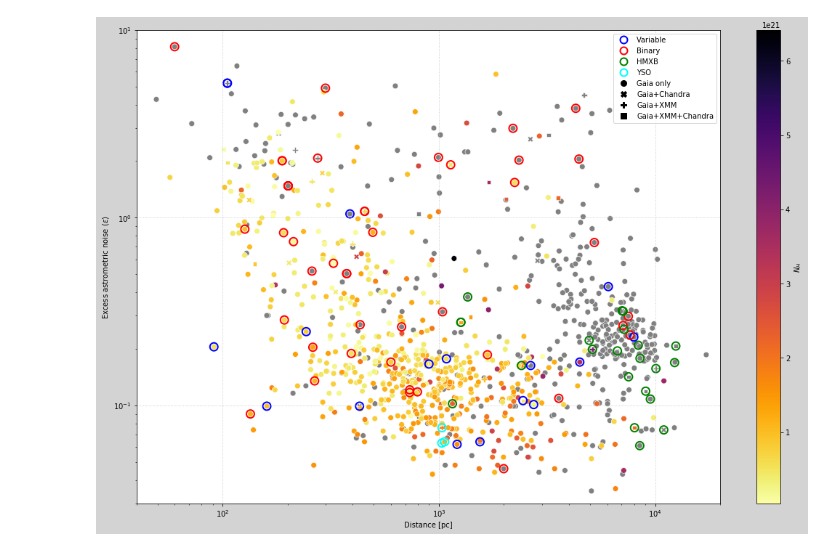
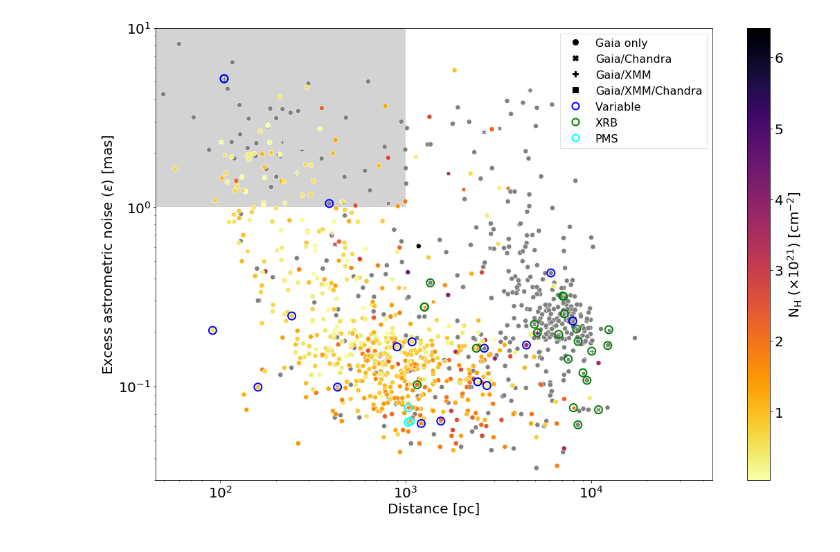
Before and after one commit to cgobat/XDBS-old, a Jupyter notebook: gaia_dist_epsi.ipynb, the cells around one changed output. Drawn from its saved outputs; the diff is of its cells as text; code cells hidden in the pictures.

Commit message:
Update plot for XMM proposal

```diff
--- a/gaia_dist_epsi.ipynb
+++ b/gaia_dist_epsi.ipynb
@@ -5,3 +5,5 @@ from astropy.io import fits, ascii as ascii_io
 from astropy.coordinates import SkyCoord, Angle
 from astroquery.vizier import Vizier
 from astroquery.simbad import Simbad
+
+plt.rcParams["font.size"] = "20"
@@ -30,3 +34,20 @@ for i in total.index:
         total.loc[i,"Catalog membership"] = "Gaia+Chandra"
     else:
         total.loc[i,"Catalog membership"] = "Gaia+Chandra+XMM"
+
+for i in total.index:
+    if total.loc[i,"main_type"] in ["Ae*","Be*","*","Em*","Star",'*  ','~  ', "s*b","IR","HII","sg*","SG*","post-AGB*","RB?","Candidate_Be*","Candidate_RGB*","BlueSG*","Radio","Radio(sub-mm)","Cl*"]:
+        #total.drop(i, axis=0, inplace=True)
+        continue
+    elif total.loc[i,"main_type"] in ["Al*","EB*","SB*","** ","**","WU*","bL*","*in**",'EB*WUMa', 'EB*betLyr','EB*Algol',"multiple_object"]:
+        total.loc[i,"Class"] = "Binary"
+    elif total.loc[i,"main_type"] in ["Pe*","WR*","Pec*"]:
+        total.loc[i,"Class"] = "Peculiar/WR"
+    elif total.loc[i,"main_type"] in ["Y*?", "Y*O","Candidate_YSO","YSO"]:
+        total.loc[i,"Class"] = "YSO"
+    elif total.loc[i,"main_type"] in ["*iN","pA*","*inNeb","RfNeb"]:
+        total.loc[i,"Class"] = "Nebular"
+    elif total.loc[i,"main_type"] in ["Eruptive*","Er*","Orion_V*","Pu*","V* ",'a2*','bC*',"V*","PulsV*bCep","PulsV*","RotV*alf2CVn"]:
+        total.loc[i,"Class"] = "Variable"
+    elif total.loc[i,"main_type"] in ["HXB","HMXB"]:
+        total.loc[i,"Class"] = "HMXB"
@@ -59,35 +54,40 @@ for i in interesting.index:
 # %%
-fig, ax = plt.subplots(figsize=(18,12), facecolor="lightgrey")
-plt.grid(color="silver",linestyle=":")
+fig, ax = plt.subplots(figsize=(18,12))#, facecolor="lightgrey")
+#plt.grid(color="silver",linestyle=":")
 
-plot_instance = sns.scatterplot(data=total[total["$N_H$ (×$10^{21}$)"].isna()], x="rest", y="epsi", color="grey", style="Catalog membership", s=60, ax=ax, legend=False)
+ax.add_patch(mpl.patches.Rectangle((0,1),1000,50, edgecolor='none',facecolor='lightgrey',zorder=0))
 
-sns.scatterplot(data=total[~total["$N_H$ (×$10^{21}$)"].isna()],x="rest",y="epsi",hue="$N_H$ (×$10^{21}$)",palette="inferno_r",style="Catalog membership",s=60,ax=ax, legend=False)
+plot_instance = sns.scatterplot(data=total[total["N_H"].isna()], x="rest", y="epsi", color="grey", style="Catalog membership", s=50, ax=ax, legend=False)
 
-ax.scatter(interesting[interesting["Class"]=="Variable"]["rest"], interesting[interesting["Class"]=="Variable"]["epsi"], s=120, linewidth=2, facecolors='none', edgecolors="b", label="Variable")
-ax.scatter(interesting[interesting["Class"]=="Binary"]["rest"], interesting[interesting["Class"]=="Binary"]["epsi"], s=120, linewidth=2, facecolors='none', edgecolors="r", label="Binary")
-#ax.scatter(interesting[interesting["Class"]=="Nebular"]["rest"], interesting[interesting["Class"]=="Nebular"]["epsi"], s=120, linewidth=2, facecolors='none', edgecolors="r", label="Nebular")
-ax.scatter(interesting[interesting["Class"]=="HMXB"]["rest"], interesting[interesting["Class"]=="HMXB"]["epsi"], s=120, linewidth=2, facecolors='none', edgecolors="g", label="HMXB")
-ax.scatter(interesting[interesting["Class"]=="YSO"]["rest"], interesting[interesting["Class"]=="YSO"]["epsi"], s=120, linewidth=2, facecolors='none', edgecolors="cyan", label="YSO")
-#ax.scatter(interesting[interesting["Class"]=="Peculiar/WR"]["rest"], interesting[interesting["Class"]=="Peculiar/WR"]["epsi"], s=120, linewidth=2, facecolors='none', edgecolors="yellow", label="Peculiar/WR")
+sns.scatterplot(data=total[~total["N_H"].isna()],x="rest",y="epsi",hue="N_H",palette="inferno_r",style="Catalog membership",s=50,ax=ax, legend=False)
 
-ax.set(ylim=(3e-2,10), xlim=(40,20000), xscale="log", yscale="log", xlabel="Distance [pc]", ylabel="Excess astrometric noise ($\epsilon$)")
+ax.scatter(total[total["Class"]=="Variable"]["rest"], total[total["Class"]=="Variable"]["epsi"], s=120, linewidth=2, facecolors='none', edgecolors="b", label="Variable")
+#ax.scatter(total[total["Class"]=="Binary"]["rest"], total[total["Class"]=="Binary"]["epsi"], s=120, linewidth=2, facecolors='none', edgecolors="r", label="Binary")
+#ax.scatter(total[total["Class"]=="Nebular"]["rest"], total[total["Class"]=="Nebular"]["epsi"], s=120, linewidth=2, facecolors='none', edgecolors="r", label="Nebular")
+ax.scatter(total[total["Class"]=="HMXB"]["rest"], total[total["Class"]=="HMXB"]["epsi"], s=120, linewidth=2, facecolors='none', edgecolors="g", label="HMXB")
+ax.scatter(total[total["Class"]=="YSO"]["rest"], total[total["Class"]=="YSO"]["epsi"], s=120, linewidth=2, facecolors='none', edgecolors="cyan", label="YSO")
+#ax.scatter(total[total["Class"]=="Peculiar/WR"]["rest"], total[total["Class"]=="Peculiar/WR"]["epsi"], s=120, linewidth=2, facecolors='none', edgecolors="yellow", label="Peculiar/WR")
 
-plot_instance.figure.colorbar(mpl.cm.ScalarMappable(norm=mpl.colors.Normalize(vmin=total["$N_H$ (×$10^{21}$)"].min(), vmax=total["$N_H$ (×$10^{21}$)"].max(), clip=False), cmap='inferno_r'),label='$N_H$')
+ax.set(ylim=(3e-2,10), xlim=(45,45000), xscale="log", yscale="log", xlabel="Distance [pc]", ylabel="Excess astrometric noise ($\epsilon$) [mas]")
 
-legend_elements = [Line2D([0], [0], linestyle="", marker='o', mfc="none", mec='b', label='Variable', markersize=10, mew=2),
-                   Line2D([0], [0], linestyle="", marker='o', mfc="none", mec='r', label='Binary', markersize=10, mew=2),
+fig.colorbar(mpl.cm.ScalarMappable(norm=mpl.colors.Normalize(vmin=total["N_H"].min()/1e21, vmax=total["N_H"].max()/1e21, clip=False), cmap='inferno_r'),label='N$_\mathrm{H}$ (×$10^{21}$) [cm$^{-2}$]',ax=ax)
+
+legend_elements = [Line2D([0], [0], linestyle="", marker='o', color="k", label='Gaia only', markersize=8),
+                   Line2D([0], [0], linestyle="", marker='X', color="k", label='Gaia/Chandra', markersize=8),
+                   Line2D([0], [0], linestyle="", marker='P', color="k", label='Gaia/XMM', markersize=8),
+                   Line2D([0], [0], linestyle="", marker='s', color="k", label='Gaia/XMM/Chandra', markersize=8),
+                   Line2D([0], [0], linestyle="", marker='o', mfc="none", mec='b', label='Variable', markersize=10, mew=2),
+                   #Line2D([0], [0], linestyle="", marker='o', mfc="none", mec='r', label='Binary', markersize=10, mew=2),
                    #Line2D([0], [0], linestyle="", marker='o', mfc="none", mec='r', label='Nebular', markersize=10, mew=2),
-                   Line2D([0], [0], linestyle="", marker='o', mfc="none", mec='g', label='HMXB', markersize=10, mew=2),
-                   Line2D([0], [0], linestyle="", marker='o', mfc="none", mec='cyan', label='YSO', markersize=10, mew=2),
+                   Line2D([0], [0], linestyle="", marker='o', mfc="none", mec='g', label='XRB', markersize=10, mew=2),
+                   Line2D([0], [0], linestyle="", marker='o', mfc="none", mec='cyan', label='PMS', markersize=10, mew=2),
                    #Line2D([0], [0], linestyle="", marker='o', mfc="none", mec='yellow', label='Peculiar', markersize=10, mew=2),
-                   Line2D([0], [0], linestyle="", marker='o', color="k", label='Gaia only', markersize=8),
-                   Line2D([0], [0], linestyle="", marker='X', color="k", label='Gaia+Chandra', markersize=8),
-                   Line2D([0], [0], linestyle="", marker='P', color="k", label='Gaia+XMM', markersize=8),
-                   Line2D([0], [0], linestyle="", marker='s', color="k", label='Gaia+XMM+Chandra', markersize=8)]
+                   #mpl.patches.Patch(facecolor='lightgrey', edgecolor='none', label='$\epsilon>1,d>1$ kpc')
+                   ]
 
-ax.legend(handles=legend_elements, loc='upper right')
+legend = ax.legend(handles=legend_elements, loc='upper right', fancybox=False, framealpha=0.6, fontsize=16)#, bbox_to_anchor=(1.15,1))
 
-fig.savefig("./plots/gaia_epsi_vs_rest.png",bbox_inches="tight",dpi=300,facecolor="lightgrey")
+
+fig.savefig("./plots/gaia_epsi_vs_rest.png",bbox_inches="tight",dpi=300)#,facecolor="lightgrey")
 # %% [output]
-[figure, old version]
+[figure, new version]
```
Also changed, not shown: parts of 6 cells of this notebook, 2 other files.
